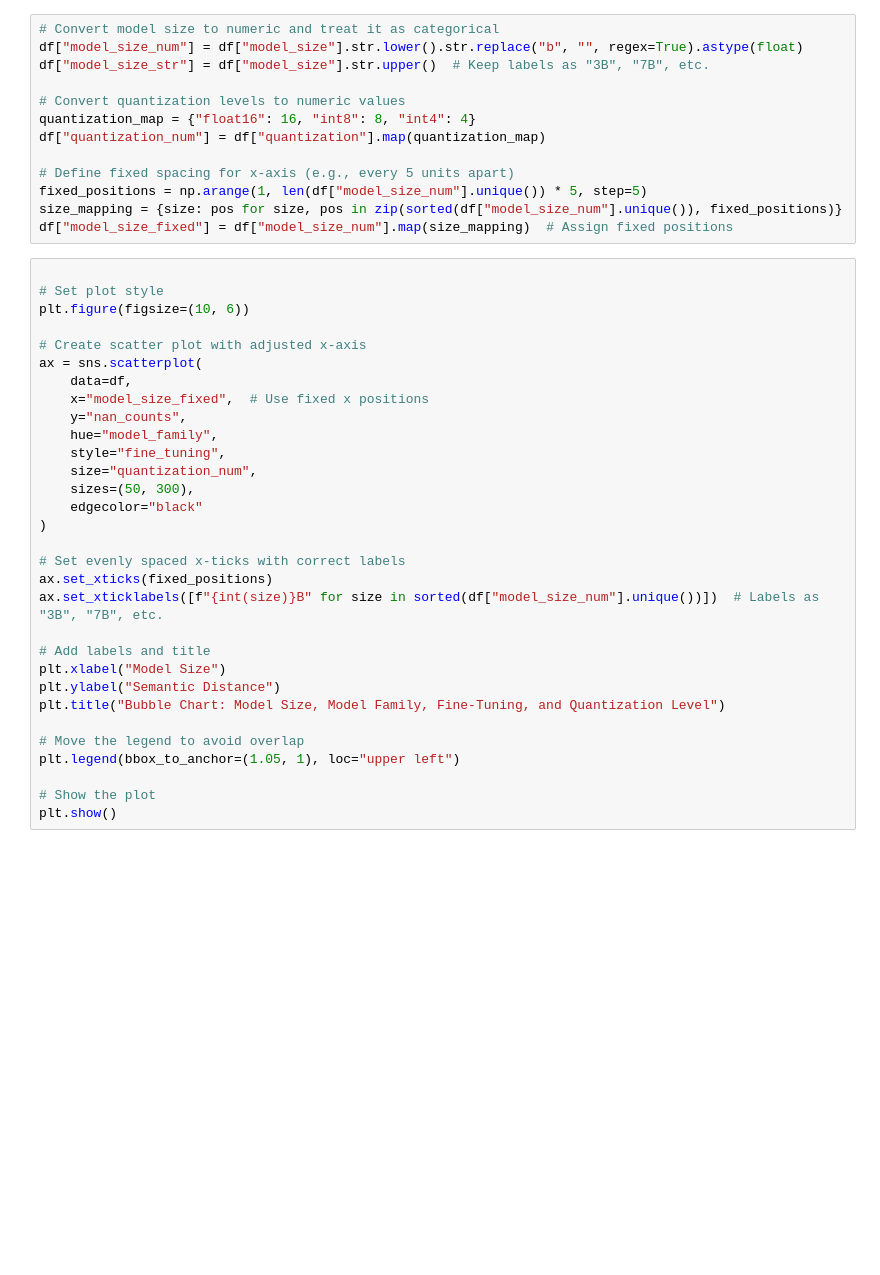
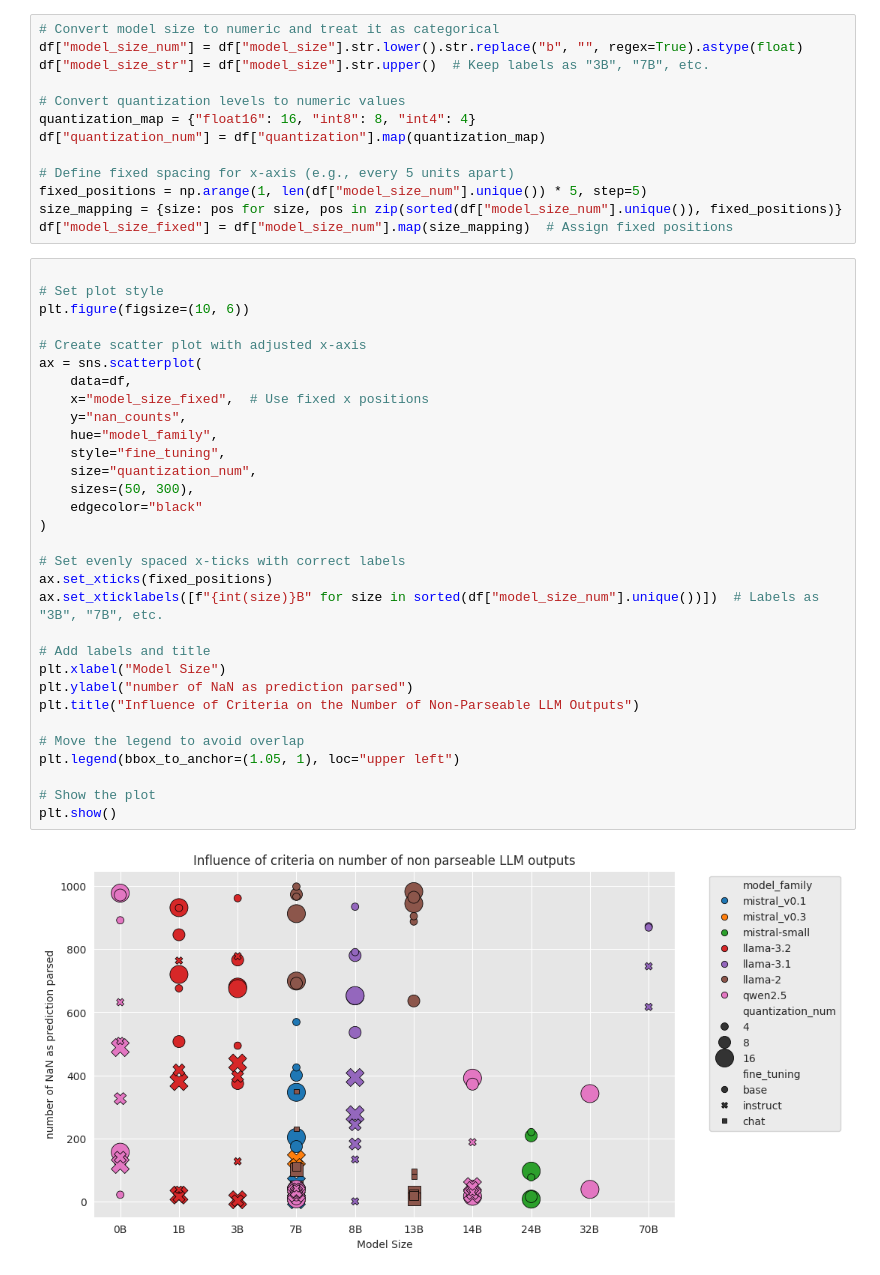
Before and after one commit to AdrienGuille/geo-llm, a Jupyter notebook: 4_results_analyzing.ipynb, the cells around one changed output. Cells and saved outputs as stored; diff of their text form; blank space fills up the shorter version.

```diff
--- a/4_results_analyzing.ipynb
+++ b/4_results_analyzing.ipynb
@@ -118,32 +123,34 @@ df["model_size_fixed"] = df["model_size_num"].map(size_mapping)  # Assign fixed
 # %%
 
 # Set plot style
 plt.figure(figsize=(10, 6))
 
 # Create scatter plot with adjusted x-axis
 ax = sns.scatterplot(
     data=df,
     x="model_size_fixed",  # Use fixed x positions
     y="nan_counts",
     hue="model_family",
     style="fine_tuning",
     size="quantization_num",
     sizes=(50, 300),
     edgecolor="black"
 )
 
 # Set evenly spaced x-ticks with correct labels
 ax.set_xticks(fixed_positions)
 ax.set_xticklabels([f"{int(size)}B" for size in sorted(df["model_size_num"].unique())])  # Labels as "3B", "7B", etc.
 
 # Add labels and title
 plt.xlabel("Model Size")
-plt.ylabel("Semantic Distance")
-plt.title("Bubble Chart: Model Size, Model Family, Fine-Tuning, and Quantization Level")
+plt.ylabel("number of NaN as prediction parsed")
+plt.title("Influence of Criteria on the Number of Non-Parseable LLM Outputs")
 
 # Move the legend to avoid overlap
 plt.legend(bbox_to_anchor=(1.05, 1), loc="upper left")
 
 # Show the plot
 plt.show()
+# %% [output]
+[figure, added]
 # %% [markdown]
```
Also changed, not shown: parts of 19 cells of this notebook.
